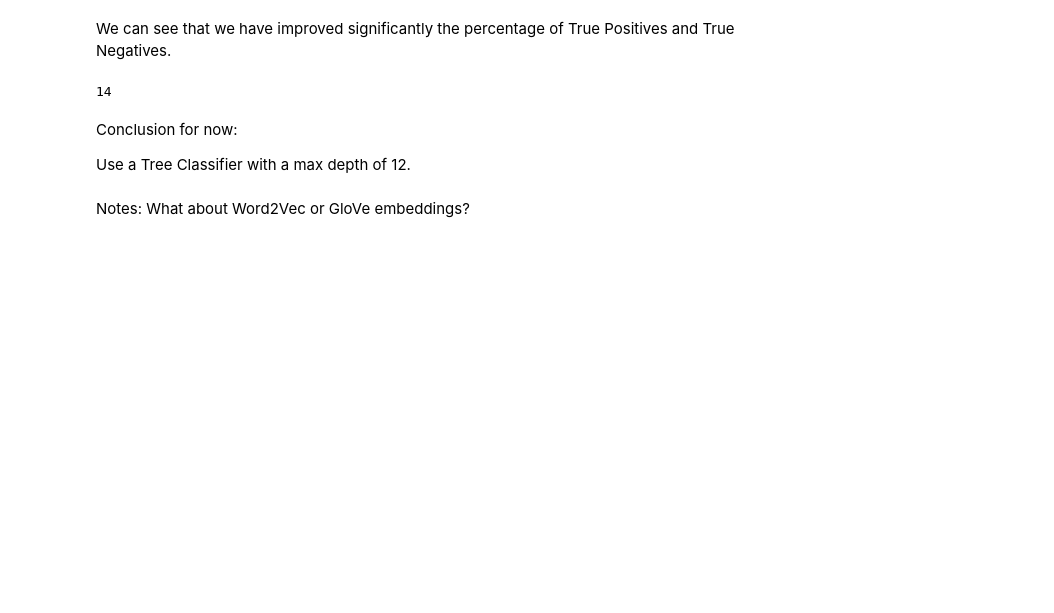
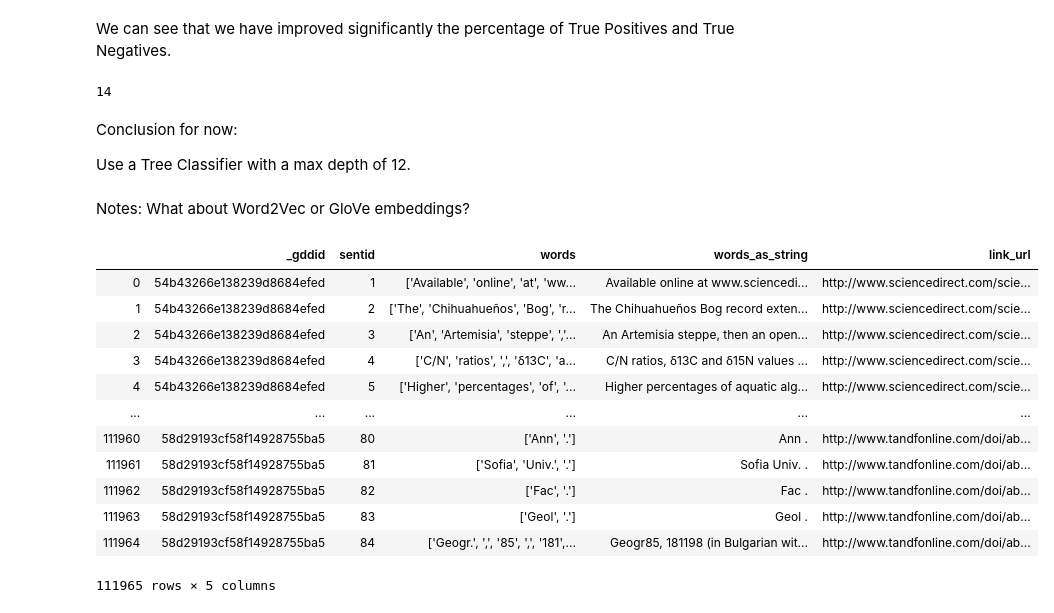
Before and after one commit to throughput-ec/UnacquiredSites, a Jupyter notebook: Modelling_Coords.ipynb, the cells around one changed output. Drawn from its saved outputs; the diff is of its cells as text; code cells hidden in the pictures; blank space fills up the shorter version.

```diff
--- a/Modelling_Coords.ipynb
+++ b/Modelling_Coords.ipynb
@@ -422,3 +424,26 @@ Conclusion for now:
 Use a Tree Classifier with a max depth of 12.
 # %% [markdown]
 Notes: What about Word2Vec or GloVe embeddings?
+# %%
+path = r'/Users/seiryu8808/Desktop'
+data_file = r'preprocessed_sentences.tsv'
+
+file = r'/Users/seiryu8808/Desktop/preprocessed_sentences.tsv'
+# %%
+df = pd.read_csv(file, sep='\t')
+# %%
+df
+# %% [output]
+|  | _gddid | sentid | words | words_as_string | link_url |
+| 0 | 54b43266e138239d8684efed | 1 | ['Available', 'online', 'at', 'ww... | Available online at www.sciencedi... | http://www.sciencedirect.com/scie... |
+| 1 | 54b43266e138239d8684efed | 2 | ['The', 'Chihuahueños', 'Bog', 'r... | The Chihuahueños Bog record exten... | http://www.sciencedirect.com/scie... |
+| 2 | 54b43266e138239d8684efed | 3 | ['An', 'Artemisia', 'steppe', ','... | An Artemisia steppe, then an open... | http://www.sciencedirect.com/scie... |
+| 3 | 54b43266e138239d8684efed | 4 | ['C/N', 'ratios', ',', 'δ13C', 'a... | C/N ratios, δ13C and δ15N values ... | http://www.sciencedirect.com/scie... |
+| 4 | 54b43266e138239d8684efed | 5 | ['Higher', 'percentages', 'of', '... | Higher percentages of aquatic alg... | http://www.sciencedirect.com/scie... |
+| ... | ... | ... | ... | ... | ... |
+| 111960 | 58d29193cf58f14928755ba5 | 80 | ['Ann', '.'] | Ann . | http://www.tandfonline.com/doi/ab... |
+| 111961 | 58d29193cf58f14928755ba5 | 81 | ['Sofia', 'Univ.', '.'] | Sofia Univ. . | http://www.tandfonline.com/doi/ab... |
+| 111962 | 58d29193cf58f14928755ba5 | 82 | ['Fac', '.'] | Fac . | http://www.tandfonline.com/doi/ab... |
+| 111963 | 58d29193cf58f14928755ba5 | 83 | ['Geol', '.'] | Geol . | http://www.tandfonline.com/doi/ab... |
+| 111964 | 58d29193cf58f14928755ba5 | 84 | ['Geogr.', ',', '85', ',', '181',... | Geogr85, 181198 (in Bulgarian wit... | http://www.tandfonline.com/doi/ab... |
+111965 rows × 5 columns
```
Also changed, not shown: parts of 1 cell of this notebook, 4 other files.
